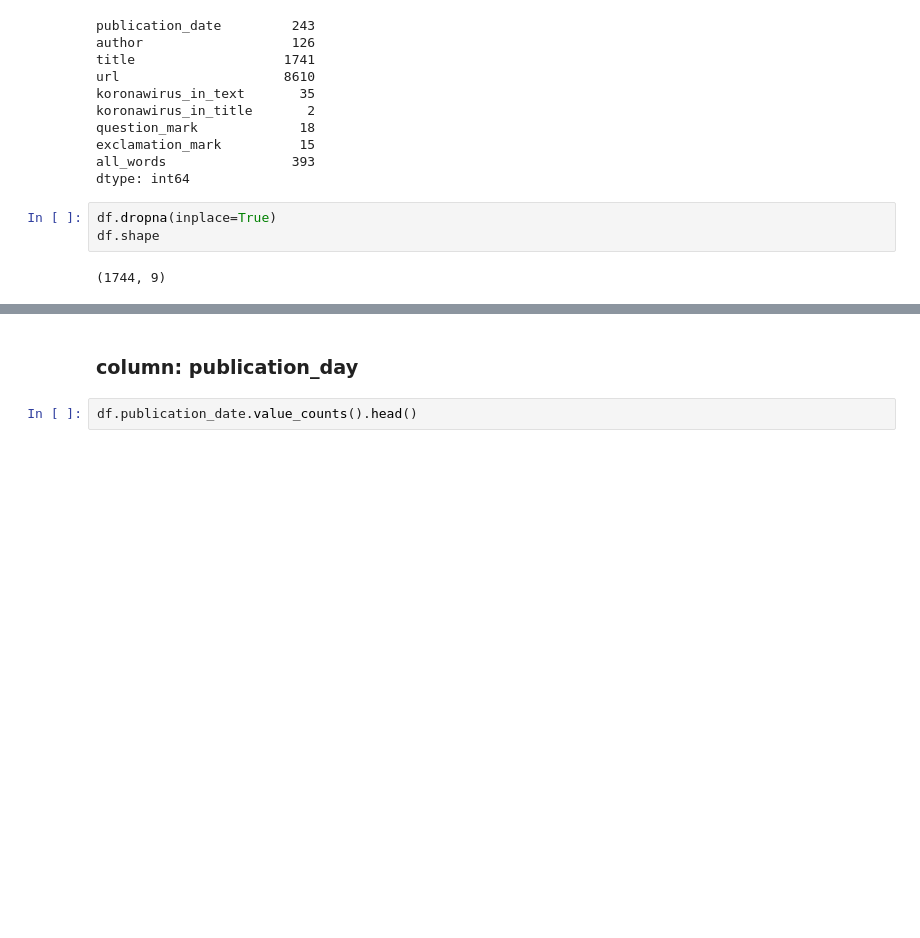
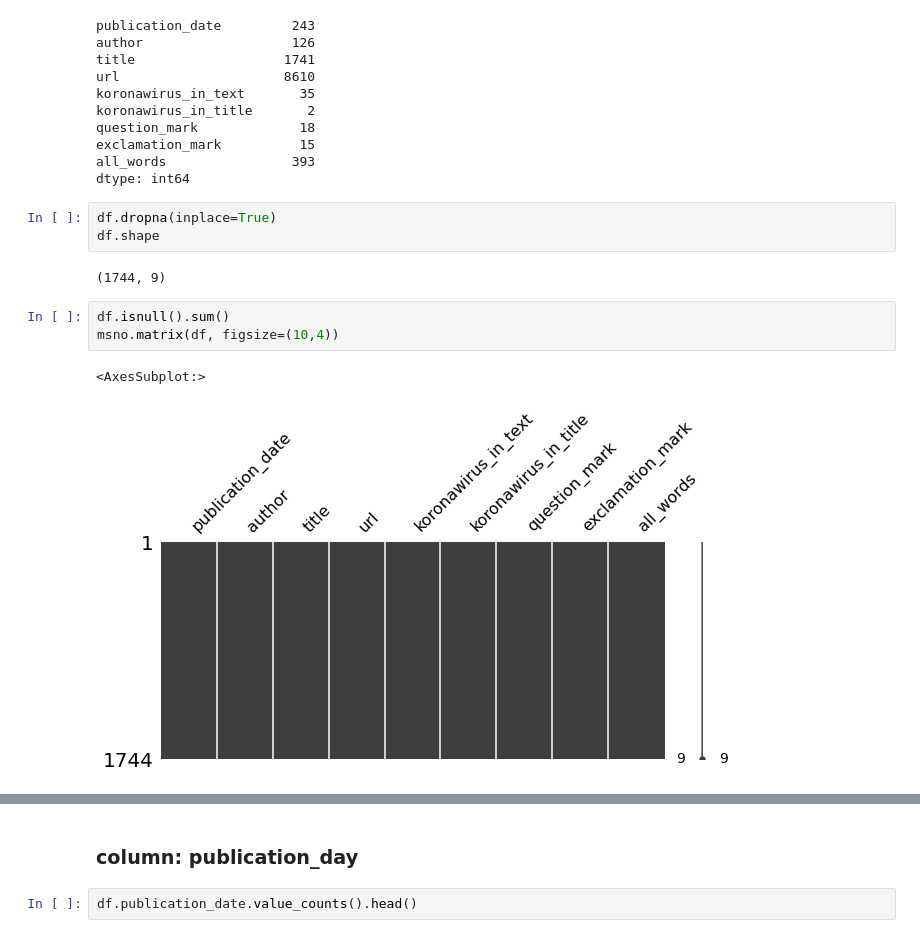
Before and after one commit to PGatak/nlp_se_koronawirus, a Jupyter notebook: data_cleaning.ipynb, the cells around one changed output, grey strips where cells are left out. Saved outputs shown, nothing was run; the diff lists cells and outputs as text; blank space fills up the shorter version.

```diff
--- a/data_cleaning.ipynb
+++ b/data_cleaning.ipynb
@@ -90,6 +109,12 @@ df.dropna(inplace=True)
 df.shape
 # %% [output]
 (1744, 9)
+# %%
+df.isnull().sum()
+msno.matrix(df, figsize=(10,4))
+# %% [output]
+<AxesSubplot:>
+[figure, added]
 # %%
 df['author'] = df['author'].astype('category')
 df['koronawirus_in_text'] = df['koronawirus_in_text'].astype('int')
```
Also changed, not shown: parts of 6 cells of this notebook.
